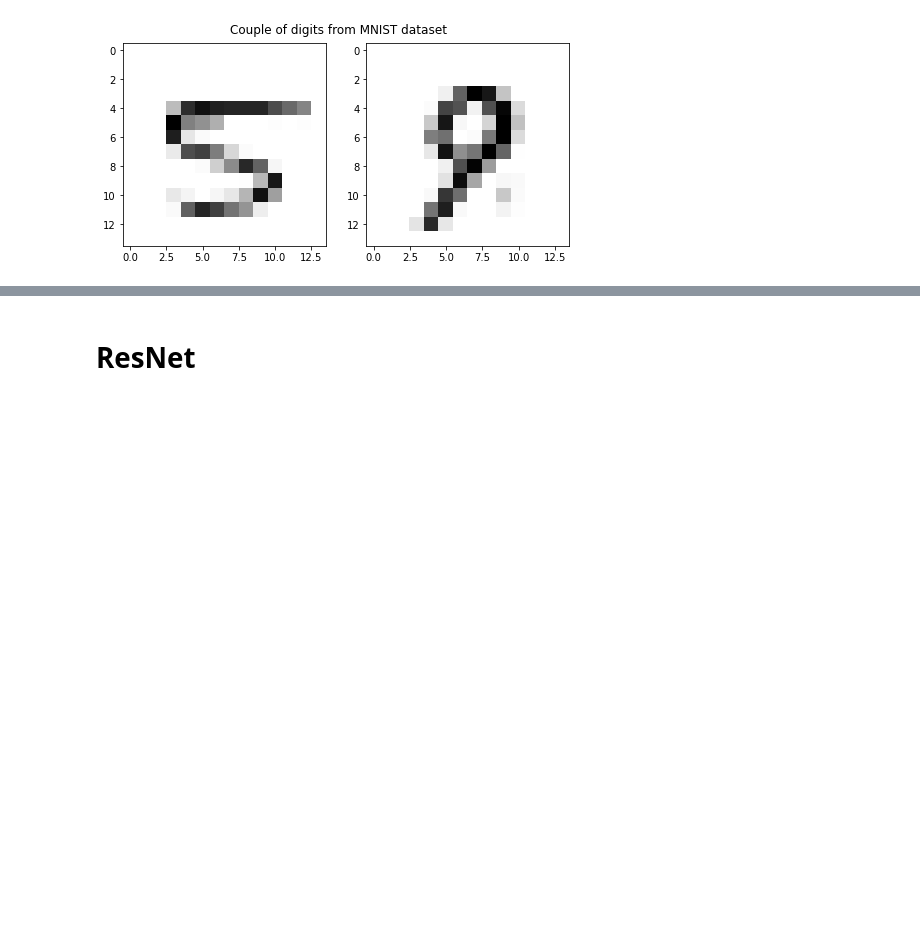
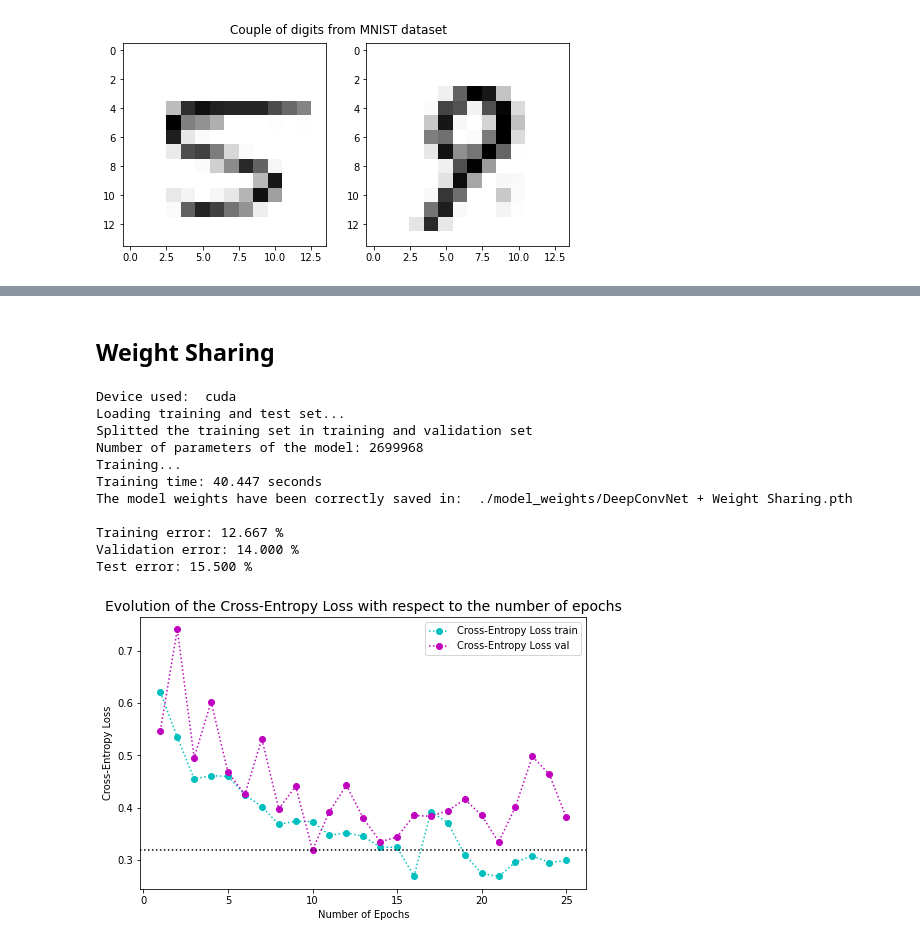
Before and after one commit to riccardocadei/DCNN-for-Digits-Comparison, a Jupyter notebook: main.ipynb, the cells around one changed output, grey strips where cells are left out. Saved outputs shown, nothing was run; the diff lists cells and outputs as text; code cells hidden in the pictures; blank space fills up the shorter version.

```diff
--- a/main.ipynb
+++ b/main.ipynb
@@ -126,26 +107,40 @@ evaluate_model(model, n=n_iter, use_auxiliary_loss=use_auxiliary_loss, aux_loss_
-# %% [markdown]
-# ResNet
+# %% [markdown]
+## Weight Sharing
 # %%
+# auxiliary loss
+use_auxiliary_loss = False
+aux_loss_weight = 0.3   # <0.5
+
 # model
-model = ResNetAux(depth=10,filters=64)
-model_name='ResNet'
+model = Siamese(use_auxiliary_loss)
+model_name='DeepConvNet + Weight Sharing'
 
 # training
 percentage_val = 0.1
-nb_epochs = 3
-mini_batch_size = 50
-
-# auxiliary loss
-use_auxiliary_loss = use_aux_loss(model)
-aux_loss_weight = 0.3   # <=0.5
+augment = False
+nb_epochs = 25
+batch_size = 25
 
 # optimizer
-weight_decay = 0.1
-lr = 8e-5*0.5
+weight_decay = 0.001
+lr = 0.001
 period = 1
 
 # display
 verbose = 1
 plot = True
 
-run_experiment(model, use_auxiliary_loss=use_auxiliary_loss, aux_loss_weight=aux_loss_weight, model_name=model_name, percentage_val=percentage_val,nb_epochs=nb_epochs, mini_batch_size=mini_batch_size, weight_decay=weight_decay, lr=lr, period=period, verbose=verbose, plot=True);
+run_experiment(model, use_auxiliary_loss=use_auxiliary_loss, aux_loss_weight=aux_loss_weight, model_name=model_name, augment=augment, percentage_val=percentage_val,nb_epochs=nb_epochs, batch_size=batch_size, weight_decay=weight_decay, lr=lr, verbose=verbose, plot=True);
+# %% [output]
+Device used:  cuda
+Loading training and test set...
+Splitted the training set in training and validation set
+Number of parameters of the model: 2699968
+Training...
+Training time: 40.447 seconds
+The model weights have been correctly saved in:  ./model_weights/DeepConvNet + Weight Sharing.pth
+
+Training error: 12.667 %
+Validation error: 14.000 %
+Test error: 15.500 %
+[figure, added]
```
Also changed, not shown: parts of 11 cells of this notebook, 20 other files.
